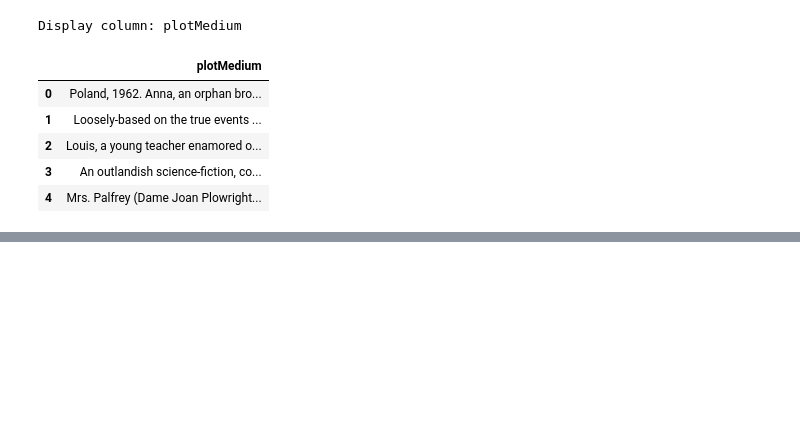
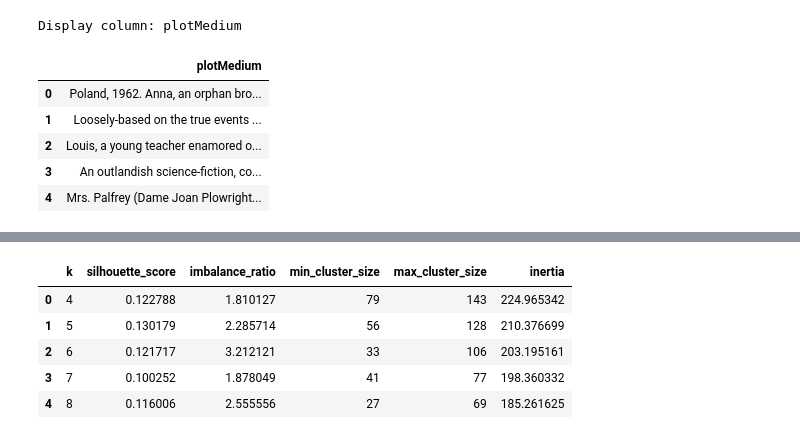
Before and after one commit to GeorgiosLoulakis/Analytics2Action, a Jupyter notebook: notebooks/text-clustering/02_tfidf_to_clustering.ipynb, the cells around one changed output, grey strips where cells are left out. Cells and saved outputs as stored; diff of their text form; code cells hidden in the pictures; blank space fills up the shorter version.

```diff
--- a/notebooks/text-clustering/02_tfidf_to_clustering.ipynb
+++ b/notebooks/text-clustering/02_tfidf_to_clustering.ipynb
@@ -956,0 +216,24 @@ Saved cluster profiles to: outputs\text_clustering\results\cluster_profiles_k6.c
+# %%
+K_VALUES = [4, 5, 6, 7, 8]
+
+evaluation_weighted = evaluate_kmeans_solutions(
+    X_hybrid_weighted,
+    K_VALUES,
+    n_init=3,
+    n_components=30,
+    eval_sample_size=400,
+    silhouette_sample_size=200
+)
+
+display(
+    evaluation_weighted[
+        ["k", "silhouette_score", "imbalance_ratio", "min_cluster_size", "max_cluster_size", "inertia"]
+    ]
+)
+# %% [output]
+|  | k | silhouette_score | imbalance_ratio | min_cluster_size | max_cluster_size | inertia |
+| 0 | 4 | 0.122788 | 1.810127 | 79 | 143 | 224.965342 |
+| 1 | 5 | 0.130179 | 2.285714 | 56 | 128 | 210.376699 |
+| 2 | 6 | 0.121717 | 3.212121 | 33 | 106 | 203.195161 |
+| 3 | 7 | 0.100252 | 1.878049 | 41 | 77 | 198.360332 |
+| 4 | 8 | 0.116006 | 2.555556 | 27 | 69 | 185.261625 |
```
Also changed, not shown: parts of 67 cells of this notebook.
